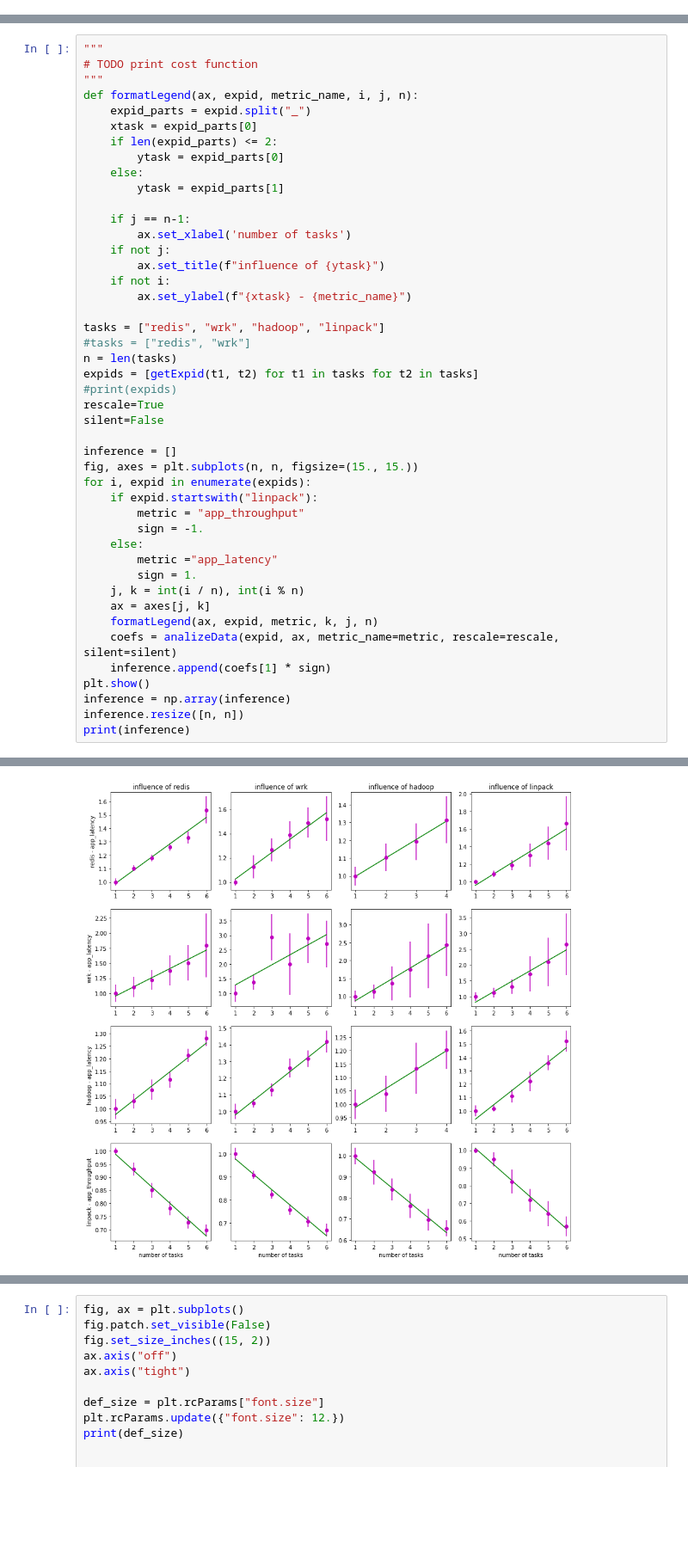
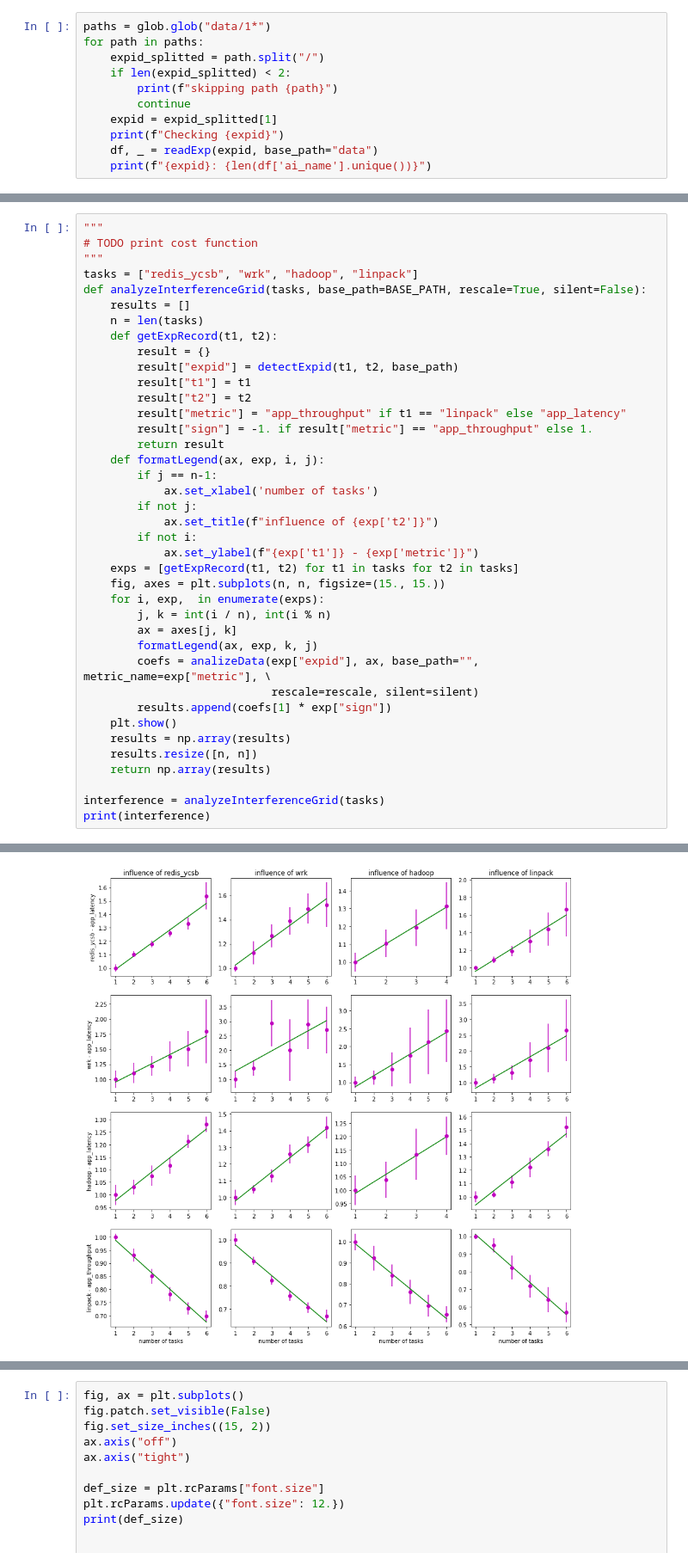
Before and after one commit to pawelzell/cbtool, a Jupyter notebook: myscripts/Interference observation.ipynb, the cells around one changed output, grey strips where cells are left out. Shown: that part at 86% size. Saved outputs shown, nothing was run; the diff lists cells and outputs as text; blank space fills up the shorter version.

```diff
--- a/myscripts/Interference observation.ipynb
+++ b/myscripts/Interference observation.ipynb
@@ -120,0 +138,11 @@ def getCpuLimits(ai_type_role, factor=2.):
+# %%
+paths = glob.glob("data/1*")
+for path in paths:
+    expid_splitted = path.split("/")
+    if len(expid_splitted) < 2:
+        print(f"skipping path {path}")
+        continue
+    expid = expid_splitted[1]
+    print(f"Checking {expid}")
+    df, _ = readExp(expid, base_path="data")
+    print(f"{expid}: {len(df['ai_name'].unique())}")
@@ -272,45 +419,39 @@ wrk_1
 """
 # TODO print cost function
 """
-def formatLegend(ax, expid, metric_name, i, j, n):
-    expid_parts = expid.split("_")
-    xtask = expid_parts[0]
-    if len(expid_parts) <= 2:
-        ytask = expid_parts[0]
-    else:
-        ytask = expid_parts[1]
+tasks = ["redis_ycsb", "wrk", "hadoop", "linpack"]
+def analyzeInterferenceGrid(tasks, base_path=BASE_PATH, rescale=True, silent=False):
+    results = []
+    n = len(tasks)
+    def getExpRecord(t1, t2):
+        result = {}
+        result["expid"] = detectExpid(t1, t2, base_path)
+        result["t1"] = t1
+        result["t2"] = t2
+        result["metric"] = "app_throughput" if t1 == "linpack" else "app_latency"
+        result["sign"] = -1. if result["metric"] == "app_throughput" else 1.
+        return result
+    def formatLegend(ax, exp, i, j):
+        if j == n-1:
+            ax.set_xlabel('number of tasks')
+        if not j:
+            ax.set_title(f"influence of {exp['t2']}")
+        if not i:
+            ax.set_ylabel(f"{exp['t1']} - {exp['metric']}")
+    exps = [getExpRecord(t1, t2) for t1 in tasks for t2 in tasks]
+    fig, axes = plt.subplots(n, n, figsize=(15., 15.))
+    for i, exp,  in enumerate(exps):
+        j, k = int(i / n), int(i % n)
+        ax = axes[j, k]
+        formatLegend(ax, exp, k, j)
+        coefs = analizeData(exp["expid"], ax, base_path="", metric_name=exp["metric"], \
+                            rescale=rescale, silent=silent)
+        results.append(coefs[1] * exp["sign"])
+    plt.show()
+    results = np.array(results)
+    results.resize([n, n])
+    return np.array(results)
 
-    if j == n-1:
-        ax.set_xlabel('number of tasks')
-    if not j:
-        ax.set_title(f"influence of {ytask}")
-    if not i:
-        ax.set_ylabel(f"{xtask} - {metric_name}")
-
-tasks = ["redis", "wrk", "hadoop", "linpack"]
-#tasks = ["redis", "wrk"]
-n = len(tasks)
-expids = [getExpid(t1, t2) for t1 in tasks for t2 in tasks]
-#print(expids)
-rescale=True
-silent=False
-
-inference = []
-fig, axes = plt.subplots(n, n, figsize=(15., 15.))
-for i, expid in enumerate(expids):
-    if expid.startswith("linpack"):
-        metric = "app_throughput"
-        sign = -1.
-    else:
-        metric ="app_latency"
-        sign = 1.
-    j, k = int(i / n), int(i % n)
-    ax = axes[j, k]
-    formatLegend(ax, expid, metric, k, j, n)
-    coefs = analizeData(expid, ax, metric_name=metric, rescale=rescale, silent=silent)
-    inference.append(coefs[1] * sign)
-plt.show()
-inference = np.array(inference)
-inference.resize([n, n])
-print(inference)
+interference = analyzeInterferenceGrid(tasks)
+print(interference)
 # %% [output]
@@ -333,4 +475,4 @@ linpack_1
-[figure, old version]
+[figure, new version]
 [[0.09850463 0.10939086 0.10299651 0.12770357]
  [0.15296261 0.34636941 0.30279389 0.33084764]
  [0.05699619 0.08645344 0.07038867 0.10692214]
```
Also changed, not shown: parts of 19 cells of this notebook, 1 other file.
